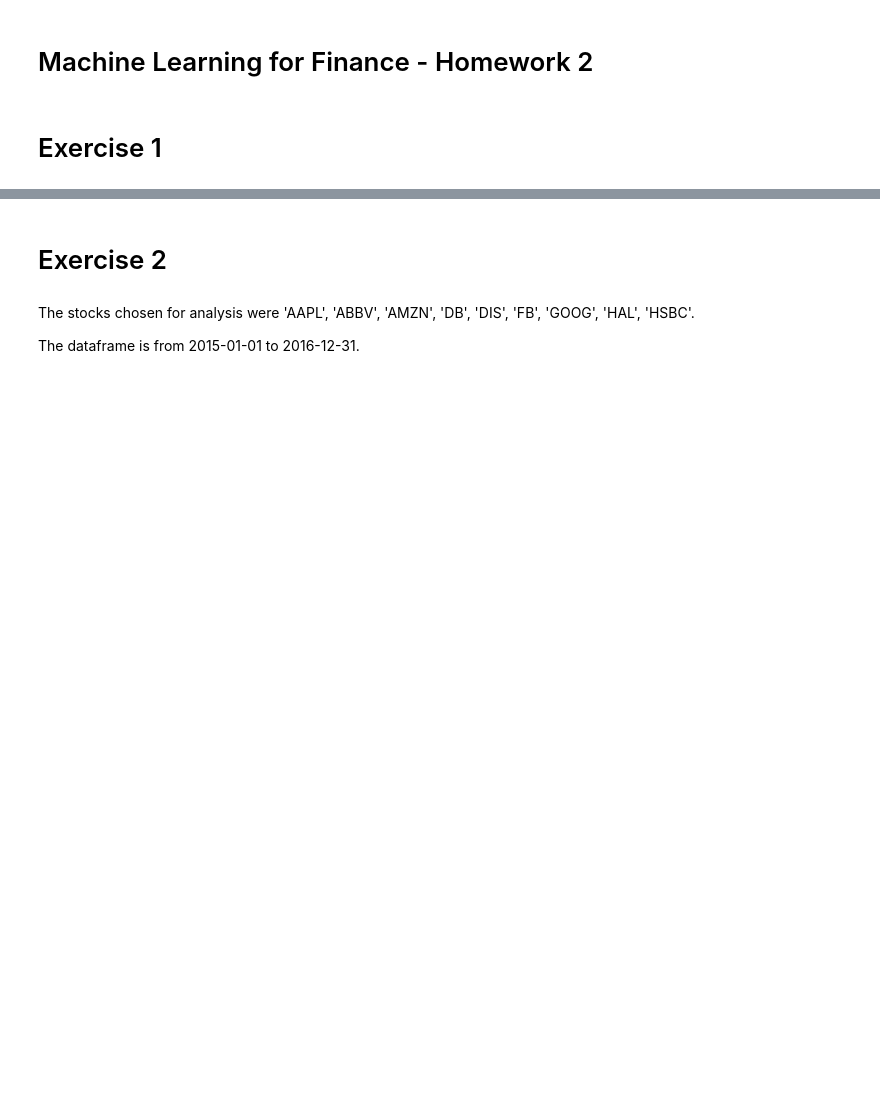
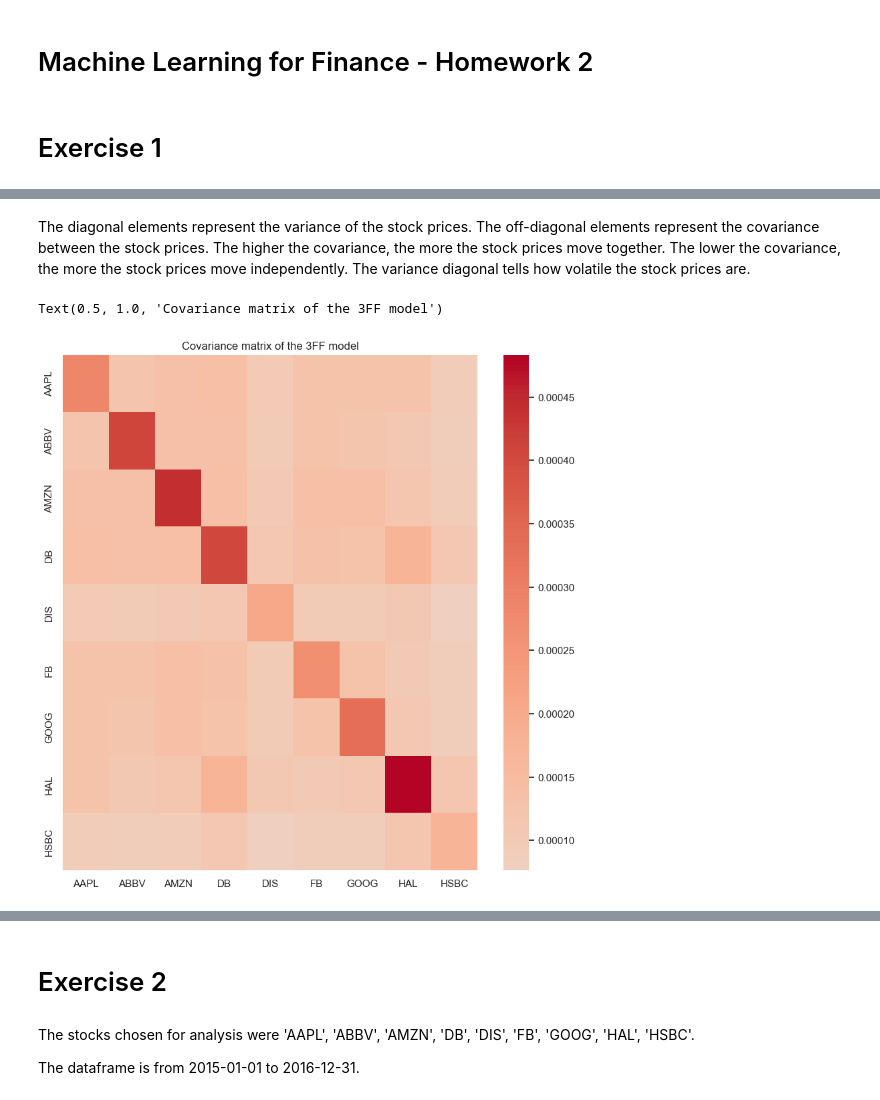
Before and after one commit to ruimaciell/2nd_homework_ml, a Jupyter notebook: HW2_2_rui.ipynb, the cells around one changed output, grey strips where cells are left out. Cells and saved outputs as stored; diff of their text form; code cells hidden in the pictures; blank space fills up the shorter version.

```diff
--- a/HW2_2_rui.ipynb
+++ b/HW2_2_rui.ipynb
@@ -22,0 +108,4 @@ seed = 4
+# %%
+fama_lib = pd.read_csv("data/F-F_Research_Data_Factors_daily.CSV", skiprows=4, skipfooter=1, index_col=0, engine='python')
+fama_lib.index = pd.to_datetime(fama_lib.index, format="%Y%m%d")
+fama_lib = fama_lib.iloc[:, 0:3] # We only use the first 3 columns
@@ -22,0 +136,11 @@ seed = 4
+# %%
+# split data into training and test data
+T_trn = round(0.5*T)
+X_trn = X.iloc[0:T_trn, ]
+X_tst = X.iloc[T_trn:T, ]
+F_FamaFrench_trn = F_FamaFrench.iloc[0:T_trn, ]
+F_FamaFrench_tst = F_FamaFrench.iloc[T_trn:T, ]
+SentIndx_trn = SentIndx.iloc[0:T_trn,]
+SentIndx_tst = SentIndx.iloc[T_trn:T,]
+FFS_trn = FFS.iloc[0:T_trn,]
+FFS_tst = FFS.iloc[T_trn:T,]
@@ -22,0 +149,16 @@ seed = 4
+# %%
+
+F = F_FamaFrench_trn.copy()
+F.insert(0, 'ones', 1)
+Gamma = pd.DataFrame(solve(F.T @ F, F.T.to_numpy() @ X_trn.to_numpy()).T, columns=["alpha", "beta1", "beta2", "beta3"])
+alpha = Gamma["alpha"]
+B = Gamma[["beta1", "beta2", "beta3"]]
+E = pd.DataFrame((X_trn.T - Gamma.to_numpy() @ F.to_numpy().T).T, index=X_trn.index)
+PsiFF = (E.T @ E) / (T_trn - 4)
+Sigma_FamaFrench = B.to_numpy() @ F_FamaFrench_trn.cov() @ B.to_numpy().T + np.diag(np.diag(PsiFF))
+# %%
+# add stock names to the columns and index
+Sigma_FamaFrench = pd.DataFrame(Sigma_FamaFrench)
+Sigma_FamaFrench.columns = X_trn.columns
+Sigma_FamaFrench.index = X_trn.columns
+Sigma_FamaFrench
@@ -22,0 +176,11 @@ seed = 4
+# %% [markdown]
+The diagonal elements represent the variance of the stock prices. The off-diagonal elements represent the covariance between the stock prices.  The higher the covariance, the more the stock prices move together. The lower the covariance, the more the stock prices move independently. The variance diagonal tells how volatile the stock prices are.
+# %%
+# create a matrix of the 3FF model matrix that contains a color scale.
+
+plt.figure(figsize=(10, 10))
+sns.heatmap(Sigma_FamaFrench, cmap='coolwarm', center=0)
+plt.title("Covariance matrix of the 3FF model")
+# %% [output]
+Text(0.5, 1.0, 'Covariance matrix of the 3FF model')
+[figure, added]
```
Also changed, not shown: parts of 43 cells of this notebook, 1 other file.
